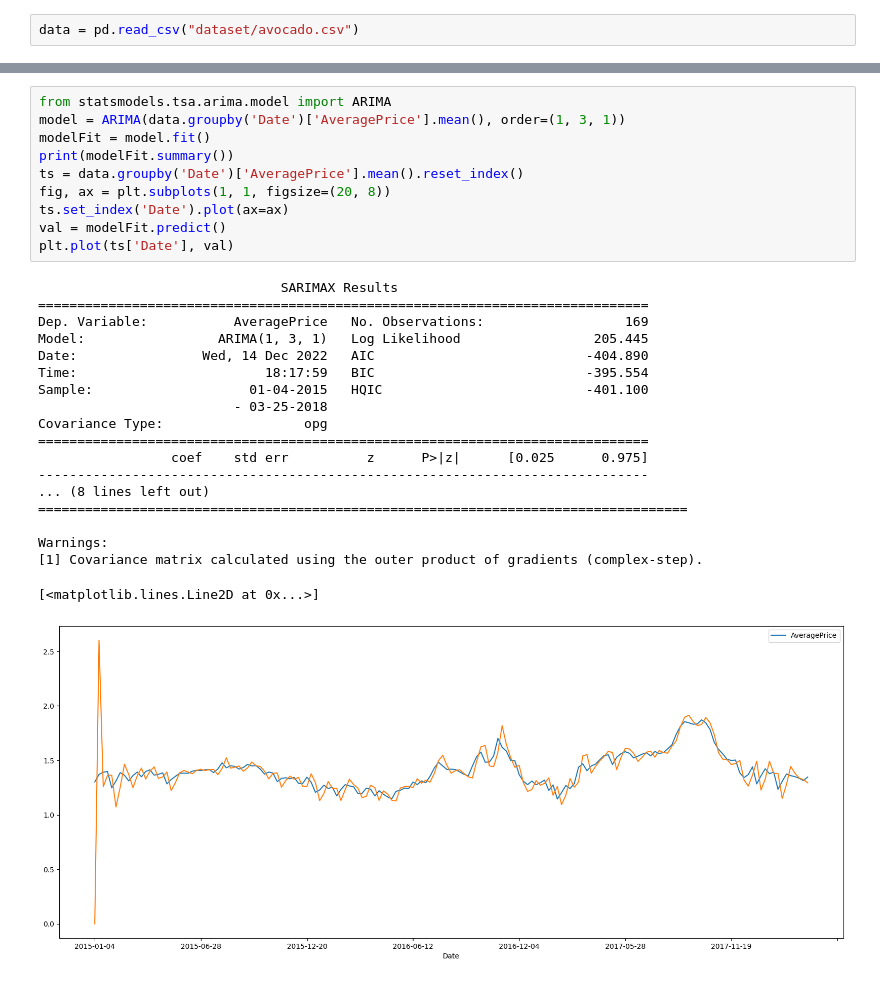
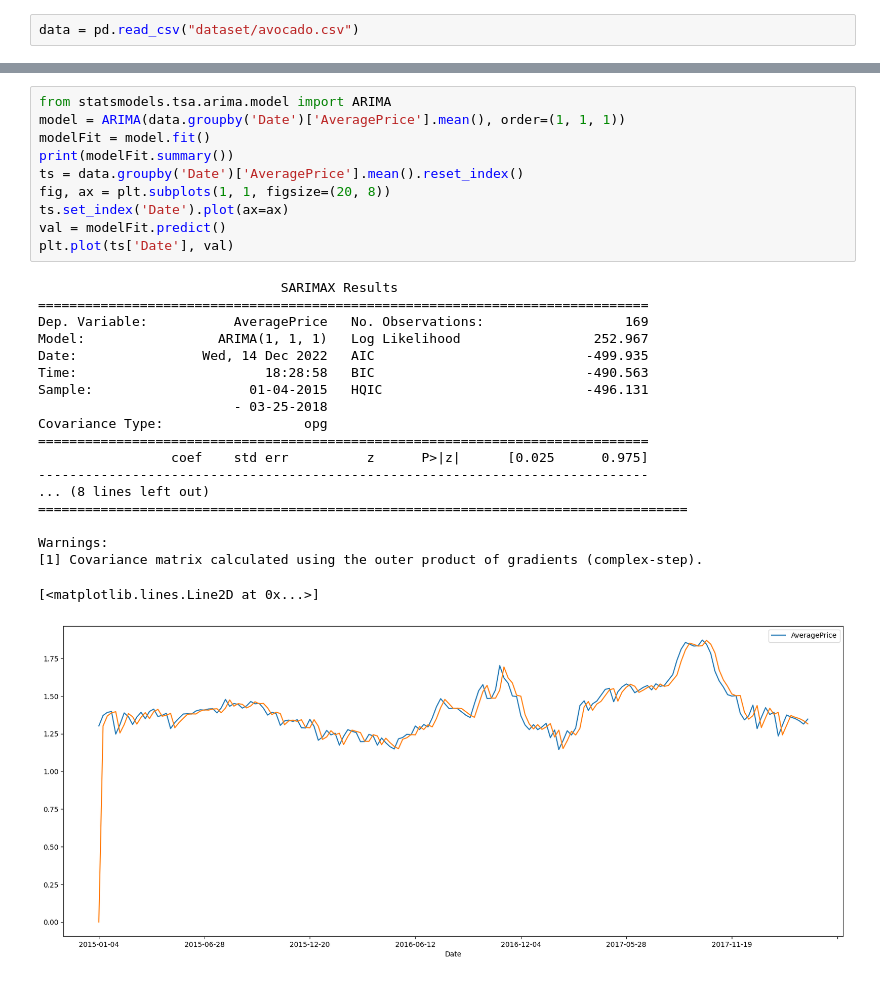
Before and after one commit to sivansh11/Automation-Ai-2, a Jupyter notebook: model.ipynb, the cells around one changed output, grey strips where cells are left out. Saved outputs shown, nothing was run; the diff lists cells and outputs as text.

```diff
--- a/model.ipynb
+++ b/model.ipynb
@@ -22,30 +7,30 @@ PP Test = 1
 # %%
 from statsmodels.tsa.arima.model import ARIMA
-model = ARIMA(data.groupby('Date')['AveragePrice'].mean(), order=(1, 3, 1))
+model = ARIMA(data.groupby('Date')['AveragePrice'].mean(), order=(1, 1, 1))
 modelFit = model.fit()
 print(modelFit.summary())
 ts = data.groupby('Date')['AveragePrice'].mean().reset_index()
 fig, ax = plt.subplots(1, 1, figsize=(20, 8))
 ts.set_index('Date').plot(ax=ax)
 val = modelFit.predict()
 plt.plot(ts['Date'], val)
 # %% [output]
                                SARIMAX Results
 ==============================================================================
 Dep. Variable:           AveragePrice   No. Observations:                  169
-Model:                 ARIMA(1, 3, 1)   Log Likelihood                 205.445
-Date:                Wed, 14 Dec 2022   AIC                           -404.890
-Time:                        18:17:59   BIC                           -395.554
-Sample:                    01-04-2015   HQIC                          -401.100
+Model:                 ARIMA(1, 1, 1)   Log Likelihood                 252.967
+Date:                Wed, 14 Dec 2022   AIC                           -499.935
+Time:                        18:28:58   BIC                           -490.563
+Sample:                    01-04-2015   HQIC                          -496.131
                          - 03-25-2018
 Covariance Type:                  opg
 ==============================================================================
                  coef    std err          z      P>|z|      [0.025      0.975]
 ------------------------------------------------------------------------------
 ... (8 lines left out)
 ===================================================================================
 
 Warnings:
 [1] Covariance matrix calculated using the outer product of gradients (complex-step).
 [<matplotlib.lines.Line2D at 0x...>]
-[figure, old version]
+[figure, new version]
```
Also changed, not shown: parts of 3 cells of this notebook.
